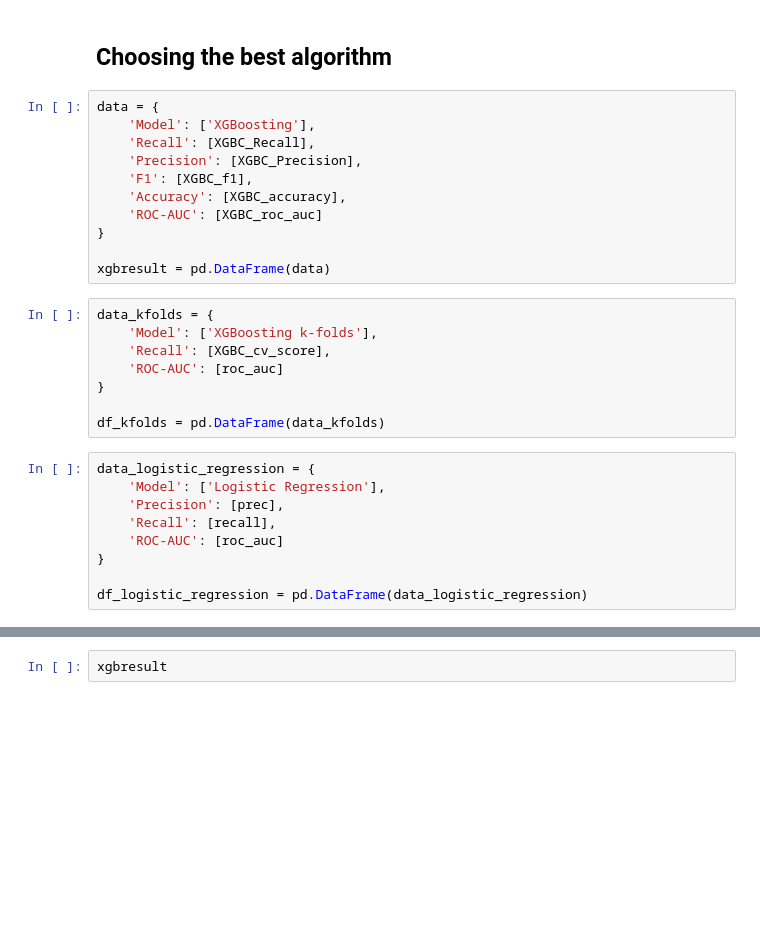
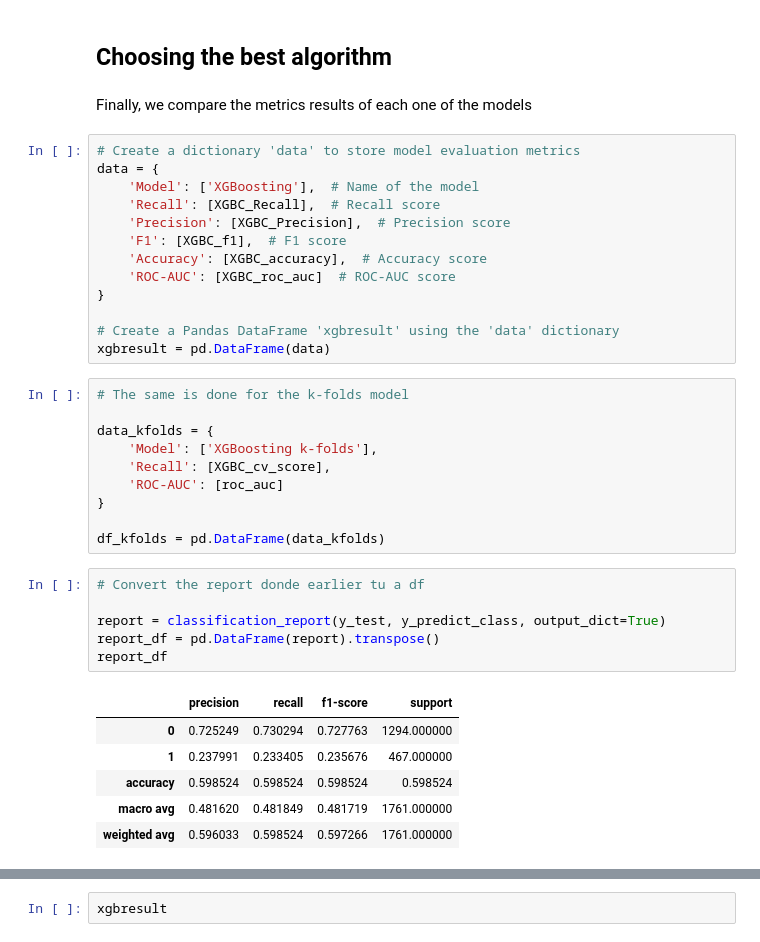
Before and after one commit to Flebor/ML_MINT, a Jupyter notebook: ChurnPred.ipynb, the cells around one changed output, grey strips where cells are left out. Drawn from its saved outputs; the diff is of its cells as text; blank space fills up the shorter version.

```diff
--- a/ChurnPred.ipynb
+++ b/ChurnPred.ipynb
@@ -1161,18 +1291,24 @@ plt.show()
 [figure]
 # %% [markdown]
 ## Choosing the best algorithm
+# %% [markdown]
+Finally, we compare the metrics results of each one of the models
 # %%
+# Create a dictionary 'data' to store model evaluation metrics
 data = {
-    'Model': ['XGBoosting'],
-    'Recall': [XGBC_Recall],
-    'Precision': [XGBC_Precision],
-    'F1': [XGBC_f1],
-    'Accuracy': [XGBC_accuracy],
-    'ROC-AUC': [XGBC_roc_auc]
+    'Model': ['XGBoosting'],  # Name of the model
+    'Recall': [XGBC_Recall],  # Recall score
+    'Precision': [XGBC_Precision],  # Precision score
+    'F1': [XGBC_f1],  # F1 score
+    'Accuracy': [XGBC_accuracy],  # Accuracy score
+    'ROC-AUC': [XGBC_roc_auc]  # ROC-AUC score
 }
 
+# Create a Pandas DataFrame 'xgbresult' using the 'data' dictionary
 xgbresult = pd.DataFrame(data)
 # %%
+# The same is done for the k-folds model
+
 data_kfolds = {
     'Model': ['XGBoosting k-folds'],
     'Recall': [XGBC_cv_score],
@@ -1180,12 +1316,16 @@ data_kfolds = {
 }
 
 df_kfolds = pd.DataFrame(data_kfolds)
-# %%
-data_logistic_regression = {
-    'Model': ['Logistic Regression'],
-    'Precision': [prec],
-    'Recall': [recall],
-    'ROC-AUC': [roc_auc]
-}
-
-df_logistic_regression = pd.DataFrame(data_logistic_regression)
+# %%
+# Convert the report donde earlier tu a df
+
+report = classification_report(y_test, y_predict_class, output_dict=True)
+report_df = pd.DataFrame(report).transpose()
+report_df
+# %% [output]
+|  | precision | recall | f1-score | support |
+| 0 | 0.725249 | 0.730294 | 0.727763 | 1294.000000 |
+| 1 | 0.237991 | 0.233405 | 0.235676 | 467.000000 |
+| accuracy | 0.598524 | 0.598524 | 0.598524 | 0.598524 |
+| macro avg | 0.481620 | 0.481849 | 0.481719 | 1761.000000 |
+| weighted avg | 0.596033 | 0.598524 | 0.597266 | 1761.000000 |
```
Also changed, not shown: parts of 48 cells of this notebook, 2 other files.
